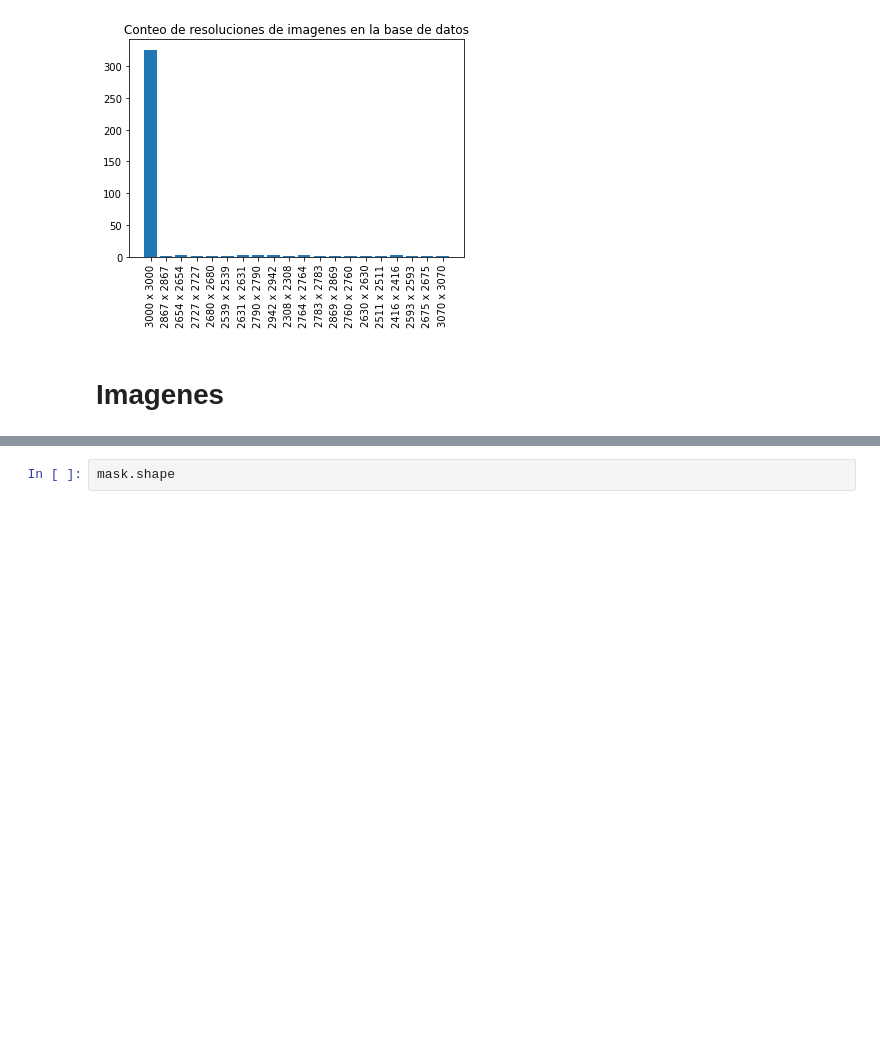
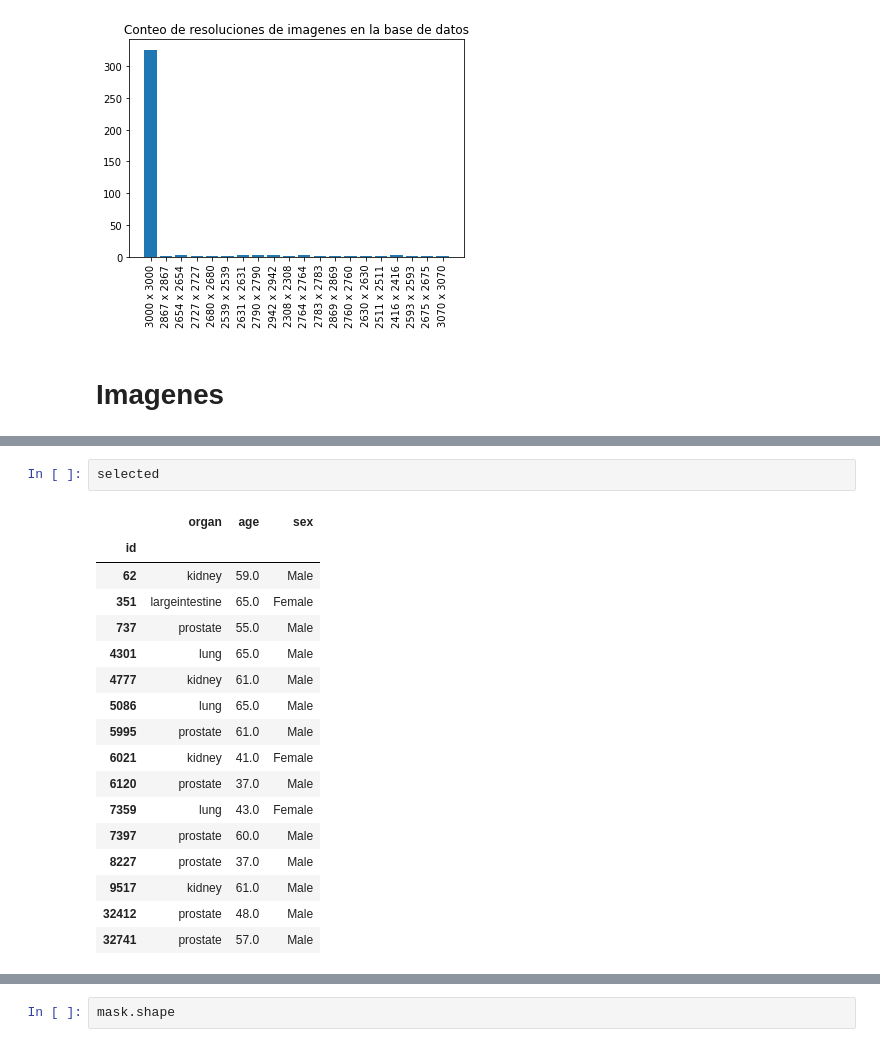
Before and after one commit to Bato007/PRJ2_DS, a Jupyter notebook: main.ipynb, the cells around one changed output, grey strips where cells are left out. Cells and saved outputs as stored; diff of their text form; blank space fills up the shorter version.

```diff
--- a/main.ipynb
+++ b/main.ipynb
@@ -195,3 +179,23 @@ train[train["id"].isin([62, 351, 4301, 5995, 6021, 6120, 7397, 8227, 7359, 32741
+# %%
+selected
+# %% [output]
+|  | organ | age | sex |
+| id |  |  |  |
+| 62 | kidney | 59.0 | Male |
+| 351 | largeintestine | 65.0 | Female |
+| 737 | prostate | 55.0 | Male |
+| 4301 | lung | 65.0 | Male |
+| 4777 | kidney | 61.0 | Male |
+| 5086 | lung | 65.0 | Male |
+| 5995 | prostate | 61.0 | Male |
+| 6021 | kidney | 41.0 | Female |
+| 6120 | prostate | 37.0 | Male |
+| 7359 | lung | 43.0 | Female |
+| 7397 | prostate | 60.0 | Male |
+| 8227 | prostate | 37.0 | Male |
+| 9517 | kidney | 61.0 | Male |
+| 32412 | prostate | 48.0 | Male |
+| 32741 | prostate | 57.0 | Male |
 # %%
 from torch.utils.data import Dataset
 def mask2rle(img): # encoder
```
Also changed, not shown: parts of 8 cells of this notebook.
